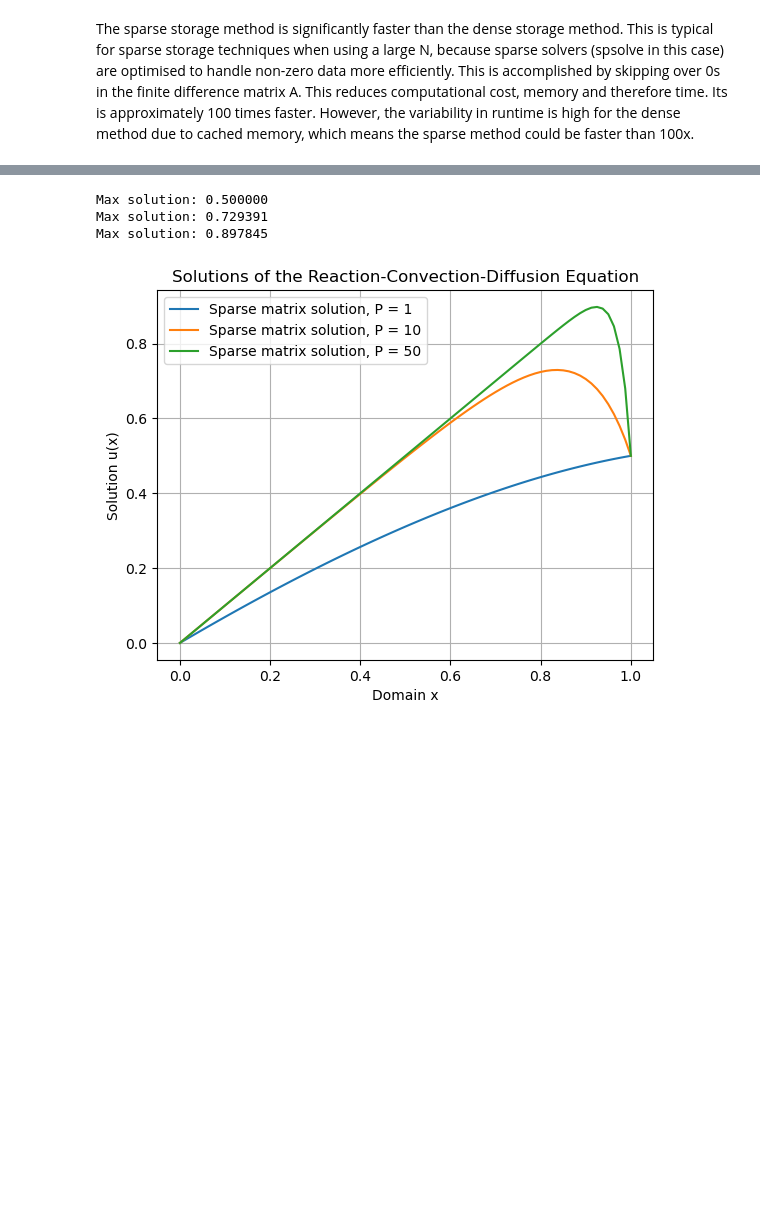
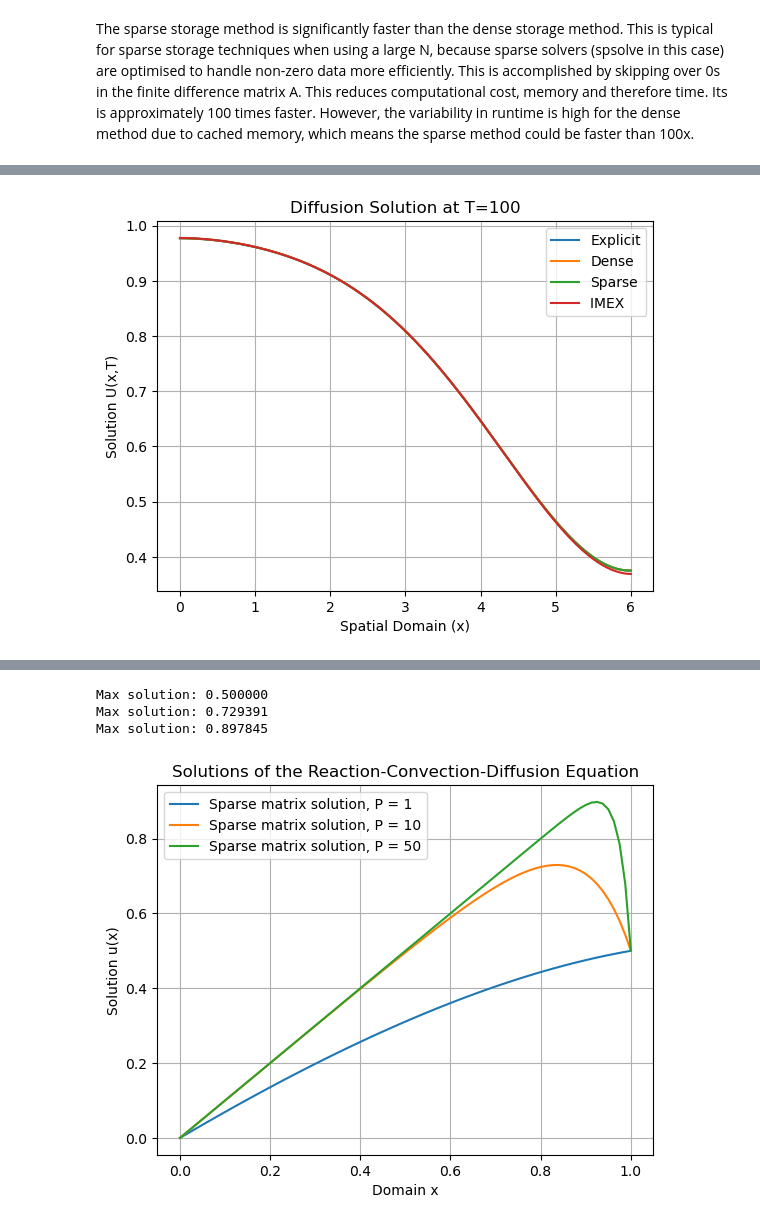
Before and after one commit to edatkinson/Scientific-Computing-3rd-Year-Project, a Jupyter notebook: Work/Report.ipynb, the cells around one changed output, grey strips where cells are left out. Drawn from its saved outputs; the diff is of its cells as text; code cells hidden in the pictures; blank space fills up the shorter version.

```diff
--- a/Work/Report.ipynb
+++ b/Work/Report.ipynb
@@ -269,4 +261,3 @@ Diffusion_OO uses 2 classes, BoundaryCondition and DiffusionSimulation to comput
-# %%
 # %%
 # Question 4
 from Diffusion_OO import DiffusionSimulation, BoundaryCondition
@@ -274,8 +265,8 @@ import numpy as np
 import matplotlib.pyplot as plt
 
 boundary_conditions = [
-    BoundaryCondition('left', 'neumann', 1, coefficients=None),
-    BoundaryCondition('right', 'dirichlet', 0, coefficients=None)
+    BoundaryCondition('left', 'neumann', 1),
+    BoundaryCondition('right', 'dirichlet', 0)
 ]
 
 a = 0
@@ -285,7 +276,7 @@ N = 101
 T = 0.5
 
 def source_term(t, x, U):
-    return 0*x
+    return 0
 
 #Source term defined in the class
 initial_condition = lambda x: 0.5*x*(2-x)
@@ -420,0 +311,54 @@ Value of u(L, T) for IMEX: 0.3721
+# %%
+#Question 5:
+from Diffusion_OO import DiffusionSimulation, BoundaryCondition
+import numpy as np
+import matplotlib.pyplot as plt
+import time
+
+
+boundary_conditions = [
+    BoundaryCondition('left', 'neumann', 0, coefficients=None),
+    BoundaryCondition('right', 'neumann', 0, coefficients=None)
+]
+
+a = 0
+b = 6
+D = 0.01
+N = 200
+T = 100
+
+def source_term(t, x, U):
+    return ((1-U)**2)*np.exp(-x)
+
+initial_condition = lambda x: x*0
+
+dt_max = ((b-a)/N)**2/ (2 * D)
+dt = dt_max
+
+#Explicit Euler
+exp_simulation = DiffusionSimulation(source_term,a, b, D, initial_condition, boundary_conditions, N, (0, T), method='explicit_euler', dt=0.5*dt)
+x_exp, t_exp, U_exp = exp_simulation.solve()
+#Implicit Euler Dense
+imp_dense_simulation = DiffusionSimulation(source_term,a, b, D, initial_condition, boundary_conditions, N, (0, T), method='implicit_dense', dt=4*dt)
+x_imp_dense, t_imp_dense, U_imp_dense = imp_dense_simulation.solve()
+#Implicit Euler Sparse
+imp_sparse_simulation = DiffusionSimulation(source_term,a, b, D, initial_condition, boundary_conditions, N, (0, T), method='implicit_sparse', dt=4*dt)
+x_imp_sparse, t_imp_sparse, U_imp_sparse = imp_sparse_simulation.solve()
+#IMEX
+imp_root_simulation = DiffusionSimulation(source_term,a, b, D, initial_condition, boundary_conditions, N, (0, T), method='IMEX', dt=2*dt)
+x_imp_root, t_imp_root, U_imp_root = imp_root_simulation.solve()
+
+plt.plot(x_exp, U_exp[-1], label='Explicit')
+plt.plot(x_imp_dense, U_imp_dense[-1], label='Dense')
+plt.plot(x_imp_sparse, U_imp_sparse[-1], label='Sparse')
+plt.plot(x_imp_root, U_imp_root[-1], label='IMEX ')
+
+
+plt.xlabel('Spatial Domain (x)')
+plt.ylabel('Solution U(x,T)')
+plt.title('Diffusion Solution at T=100')
+plt.legend()
+plt.grid(True)
+plt.show()
+# %% [output]
+[figure, added]
```
Also changed, not shown: parts of 30 cells of this notebook, 3 other files.
